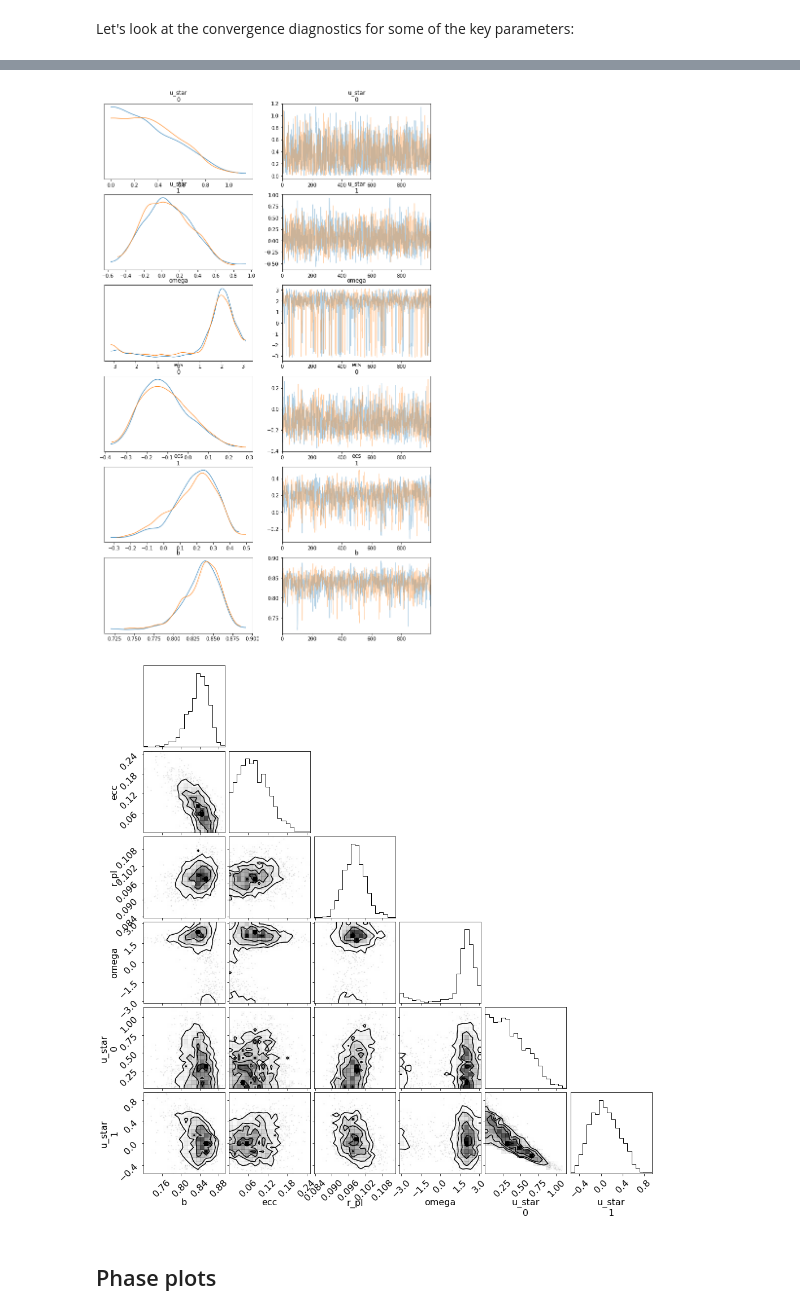
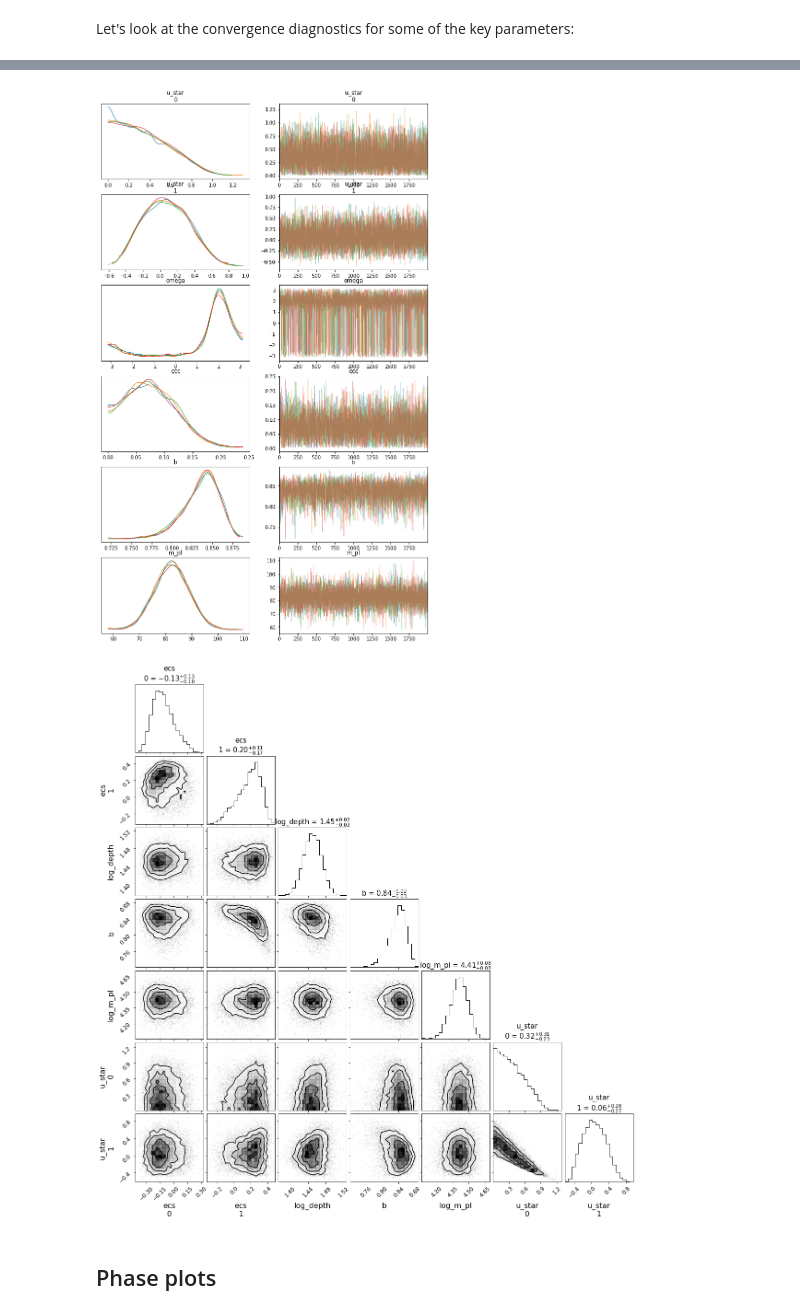
Before and after one commit to juanserrano90/tess_sophie_paper, a Jupyter notebook: joint_1199.ipynb, the cells around one changed output, grey strips where cells are left out. Saved outputs shown, nothing was run; the diff lists cells and outputs as text; code cells hidden in the pictures.

```diff
--- a/joint_1199.ipynb
+++ b/joint_1199.ipynb
@@ -466,15 +466,15 @@ import multiprocessing
 
 with model:
     trace = pm.sample(
-        tune=1500,
-        draws=1000,
+        tune=2500, #1500,
+        draws=2000, #1000,
         start=map_soln,
-        cores=2,
-        chains=2,
+        cores=4,
+        chains=4,
         target_accept=0.95,
         return_inferencedata=True,
-        random_seed=[203771098, 203775000],
-        mp_ctx=multiprocessing.get_context("fork"),
+        random_seed=[203771098, 203775000, 261136679, 261136680],
+        #mp_ctx=multiprocessing.get_context("fork"),
         init="adapt_full",
     )
 # %% [output]
@@ -534,17 +559,24 @@ from arviz.utils import Numba
 Numba.disable_numba()
 Numba.numba_flag
 
-_ = az.plot_trace(trace, var_names=['u_star', 'omega', 'ecs', 'b'], compact=False, figsize=(12,20))
-#plt.savefig('trace_transit_1199_ustar.png',dpi=200,bbox_inches='tight')
+_ = az.plot_trace(trace, var_names=['u_star', 'omega', 'ecc', 'b', 'm_pl'], compact=False, figsize=(12,20))
+#plt.savefig('trace_joint_1199.png',dpi=200,bbox_inches='tight')
 # %% [output]
-[figure, old version]
+[figure, new version]
 # %%
 import corner
 
-_ = corner.corner(trace, var_names=["b", "ecc", "r_pl", 'omega', 'u_star']) # NUTS: [logs, trend, log_sigma_rv, ecs, log_depth, b,
-                                                        # log_period, log_m_pl, t0, r_star, m_star, u_star, mean]
+figure = corner.corner(trace, var_names=['ecs', 'log_depth', 'b', 'log_m_pl', 'u_star'],
+                        show_titles=True, title_kwargs={'fontsize':15}, divergences=True) # SAMPLED [logs, trend, log_sigma_rv, ecs, log_depth, b,
+                                                                                            # log_period, log_m_pl, t0, r_star, m_star, u_star, mean]
+#figure = corner.corner(trace, var_names=['r_pl', 'm_pl', 'period', 'ecc', 'omega'],
+#                        show_titles=True, title_kwargs={'fontsize':15}, divergences=True) # NOT SAMPLED
+figure.subplots_adjust(right=1, top=1)
+for ax in figure.get_axes():
+    ax.tick_params(axis='both', labelsize=12)
+#plt.savefig('trace_corner_1199_sampled.png',dpi=200,bbox_inches='tight')
 # %% [output]
-[figure, old version]
+[figure, new version]
 # %% [markdown]
 ## Phase plots
 # %%
```
Also changed, not shown: parts of 7 cells of this notebook, 1 other file.
